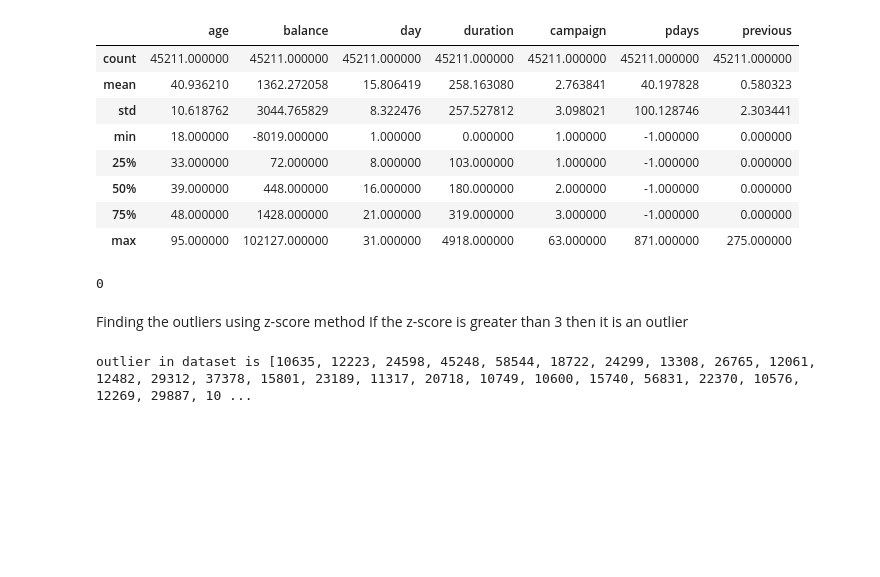
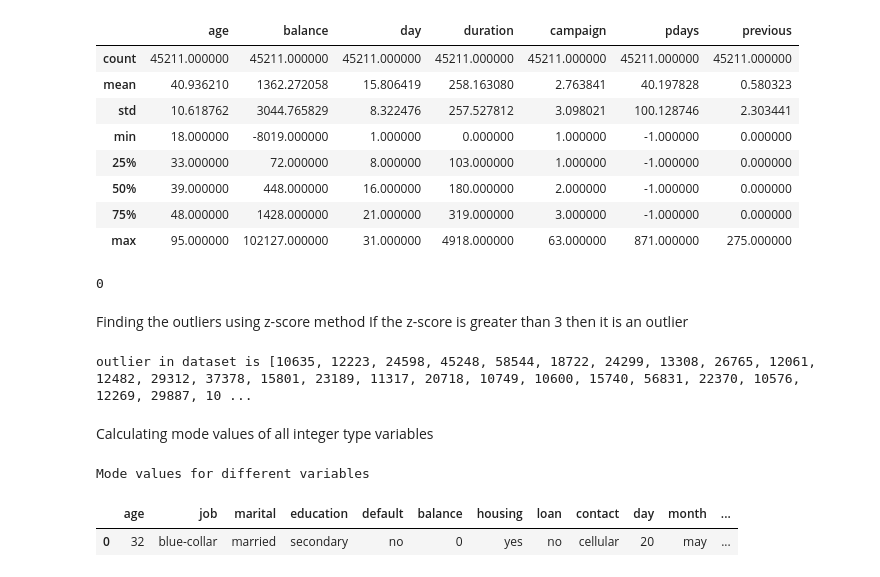
Before and after one commit to Geethika6966/wids-bank-campaign-, a Jupyter notebook: Untitled1.ipynb, the cells around one changed output. Saved outputs shown, nothing was run; the diff lists cells and outputs as text; code cells hidden in the pictures; blank space fills up the shorter version.

```diff
--- a/Untitled1.ipynb
+++ b/Untitled1.ipynb
@@ -103,3 +116,14 @@ for i in df['balance']:
 print('outlier in dataset is', outlier)
 # %% [output]
 outlier in dataset is [10635, 12223, 24598, 45248, 58544, 18722, 24299, 13308, 26765, 12061, 12482, 29312, 37378, 15801, 23189, 11317, 20718, 10749, 10600, 15740, 56831, 22370, 10576, 12269, 29887, 10 ...
+# %% [markdown]
+Calculating mode values of all integer type variables
+# %%
+#Calculating mode values of all variables
+print('Mode values for different variables')
+var='age', 'job', 'marital', 'education', 'default', 'balance','housing', 'loan', 'contact', 'day', 'month', 'duration','campaign', 'pdays', 'previous', 'poutcome', 'y'
+df.loc[:,var].mode(numeric_only=False,dropna=True)
+# %% [output]
+Mode values for different variables
+|  | age | job | marital | education | default | balance | housing | loan | contact | day | month | ... |
+| 0 | 32 | blue-collar | married | secondary | no | 0 | yes | no | cellular | 20 | may | ... |
```
Also changed, not shown: parts of 4 cells of this notebook.
